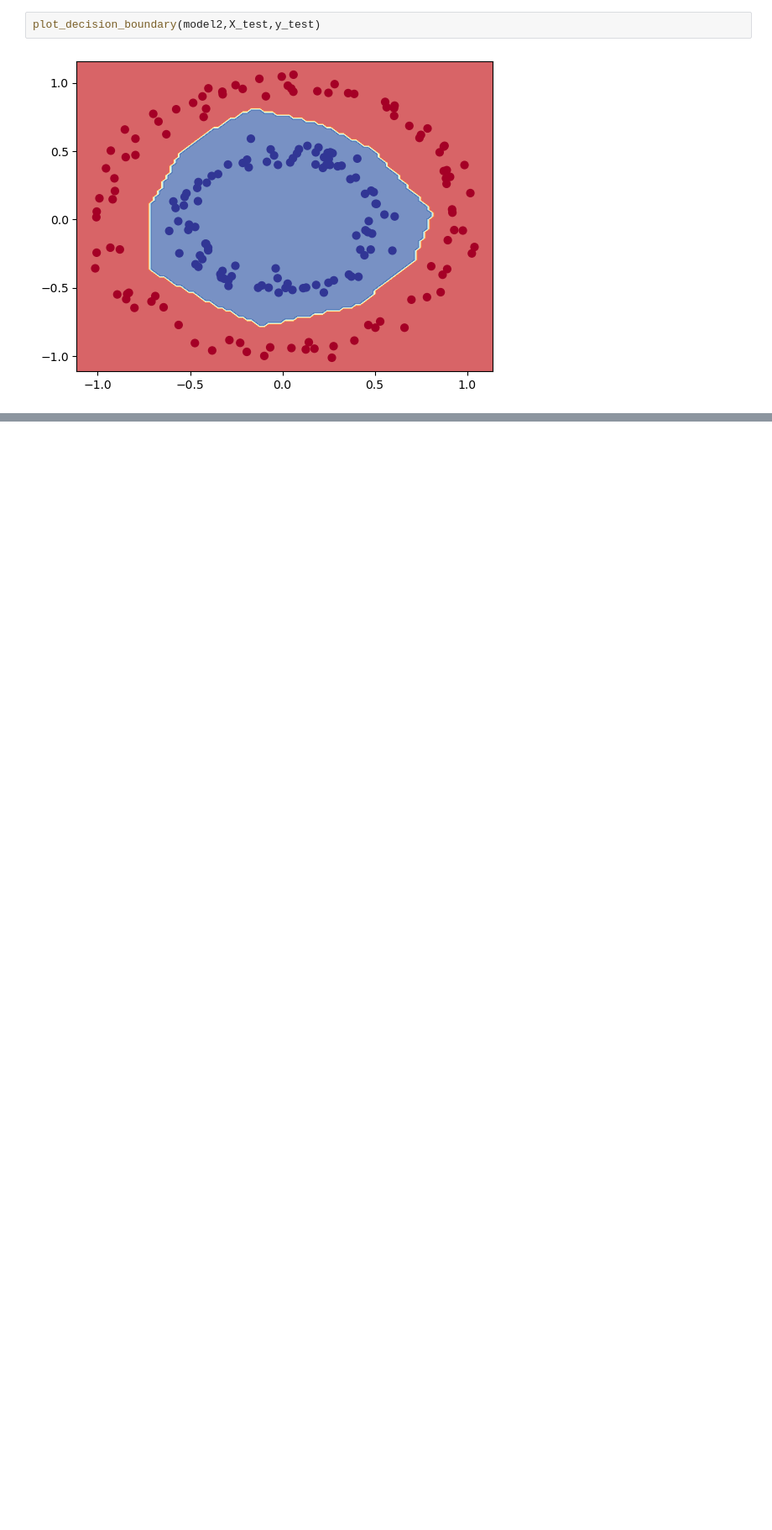
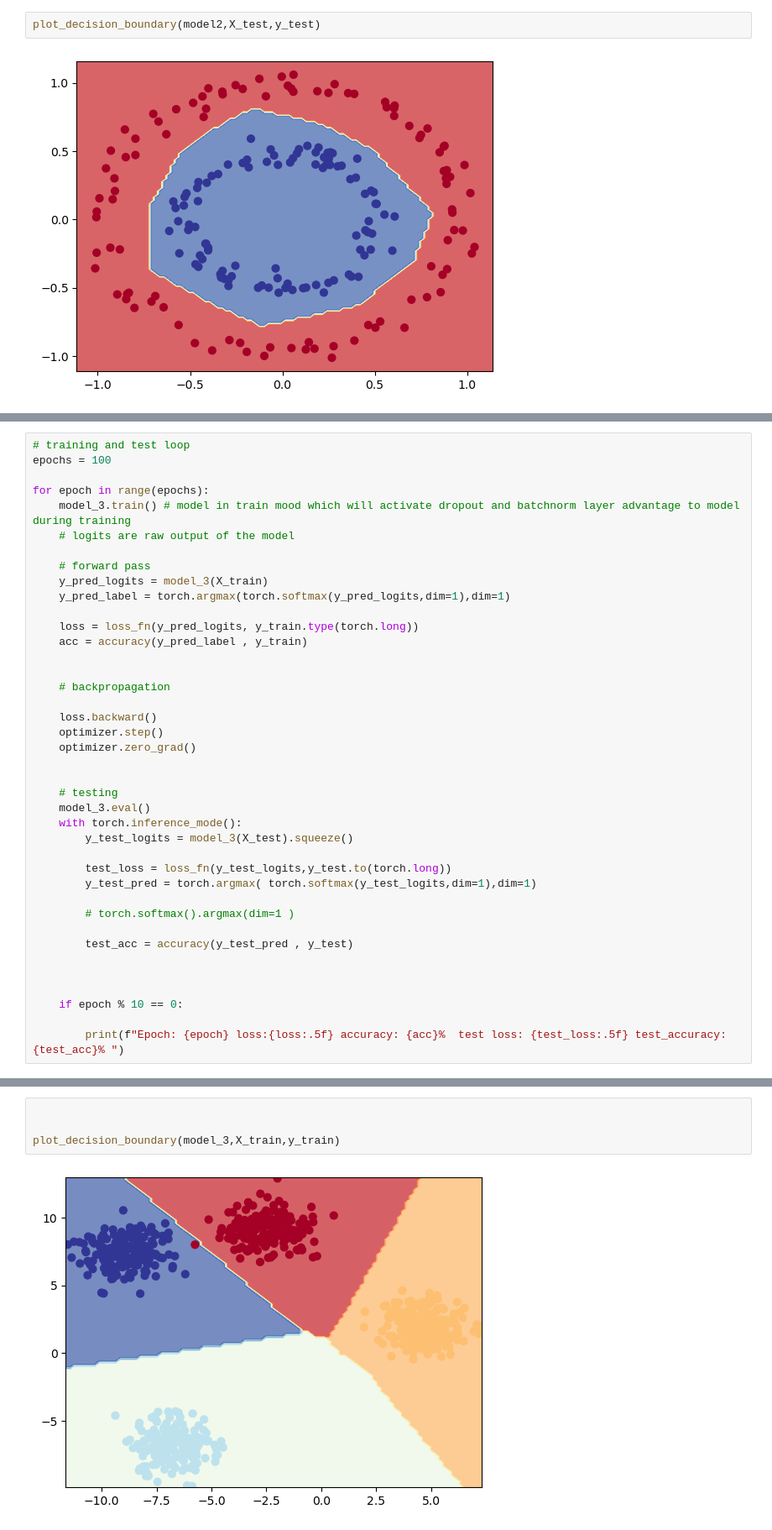
Before and after one commit to azhermurad/PyTorch-For-Deep-Learning, a Jupyter notebook: 3.Neural Network Classification /neural_network_classifcation.ipynb, the cells around one changed output, grey strips where cells are left out. Shown at 84% size. Cells and saved outputs as stored; diff of their text form; blank space fills up the shorter version.

```diff
--- a/3.Neural Network Classification /neural_network_classifcation.ipynb
+++ b/3.Neural Network Classification /neural_network_classifcation.ipynb
@@ -328,0 +419,40 @@ plot_decision_boundary(model2,X_test,y_test)
+# %%
+# training and test loop
+epochs = 100
+
+for epoch in range(epochs):
+    model_3.train() # model in train mood which will activate dropout and batchnorm layer advantage to model during training
+    # logits are raw output of the model
+
+    # forward pass
+    y_pred_logits = model_3(X_train)
+    y_pred_label = torch.argmax(torch.softmax(y_pred_logits,dim=1),dim=1)
+
+    loss = loss_fn(y_pred_logits, y_train.type(torch.long))
+    acc = accuracy(y_pred_label , y_train)
+
+
+    # backpropagation
+
+    loss.backward()
+    optimizer.step()
+    optimizer.zero_grad()
+
+
+    # testing
+    model_3.eval()
+    with torch.inference_mode():
+        y_test_logits = model_3(X_test).squeeze()
+
+        test_loss = loss_fn(y_test_logits,y_test.to(torch.long))
+        y_test_pred = torch.argmax( torch.softmax(y_test_logits,dim=1),dim=1)
+
+        # torch.softmax().argmax(dim=1 )
+
+        test_acc = accuracy(y_test_pred , y_test)
+
+
+
+    if epoch % 10 == 0:
+
+        print(f"Epoch: {epoch} loss:{loss:.5f} accuracy: {acc}%  test loss: {test_loss:.5f} test_accuracy: {test_acc}% ")
@@ -328,0 +470,6 @@ plot_decision_boundary(model2,X_test,y_test)
+# %%
+
+
+plot_decision_boundary(model_3,X_train,y_train)
+# %% [output]
+[figure, added]
```
Also changed, not shown: parts of 21 cells of this notebook.
